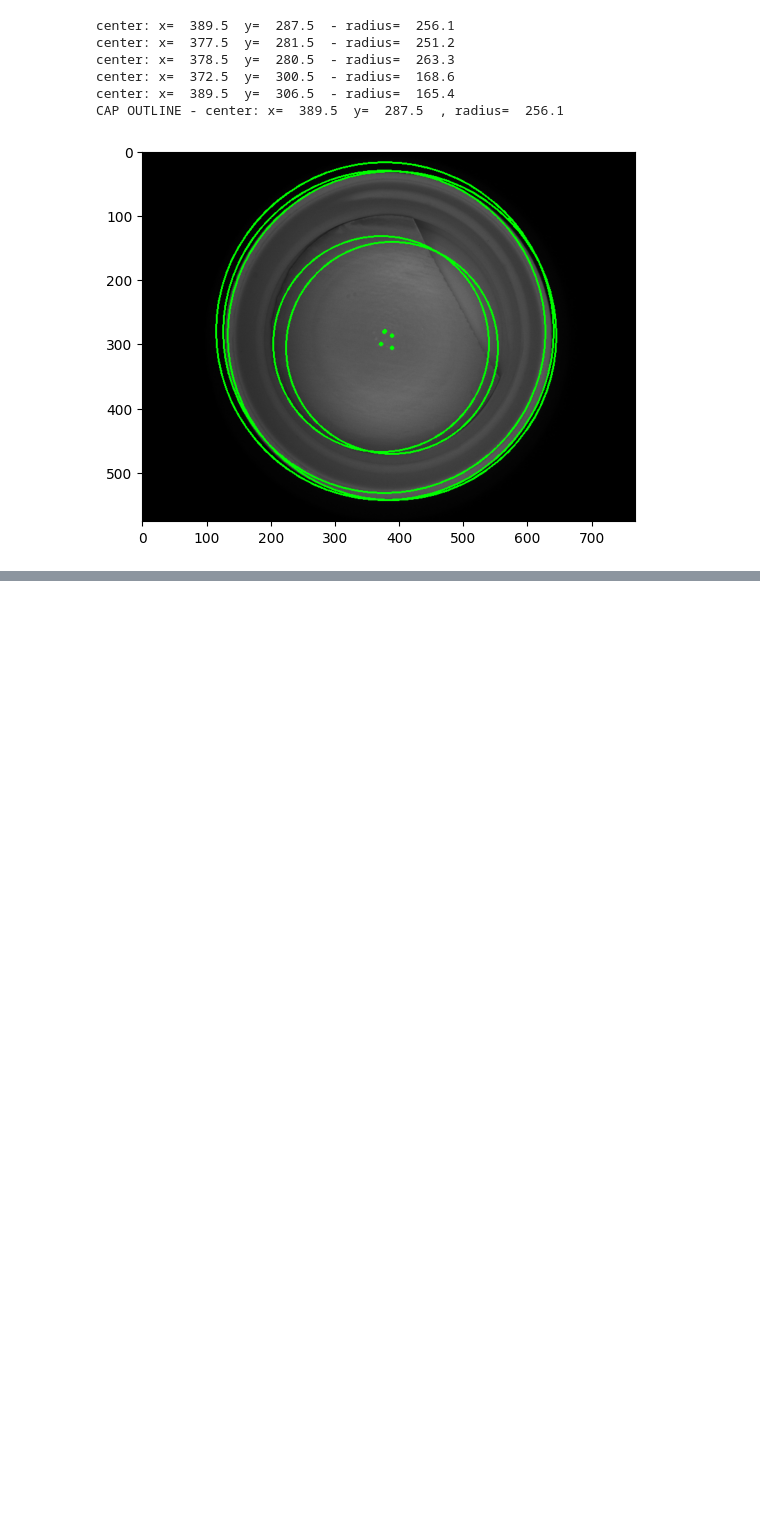
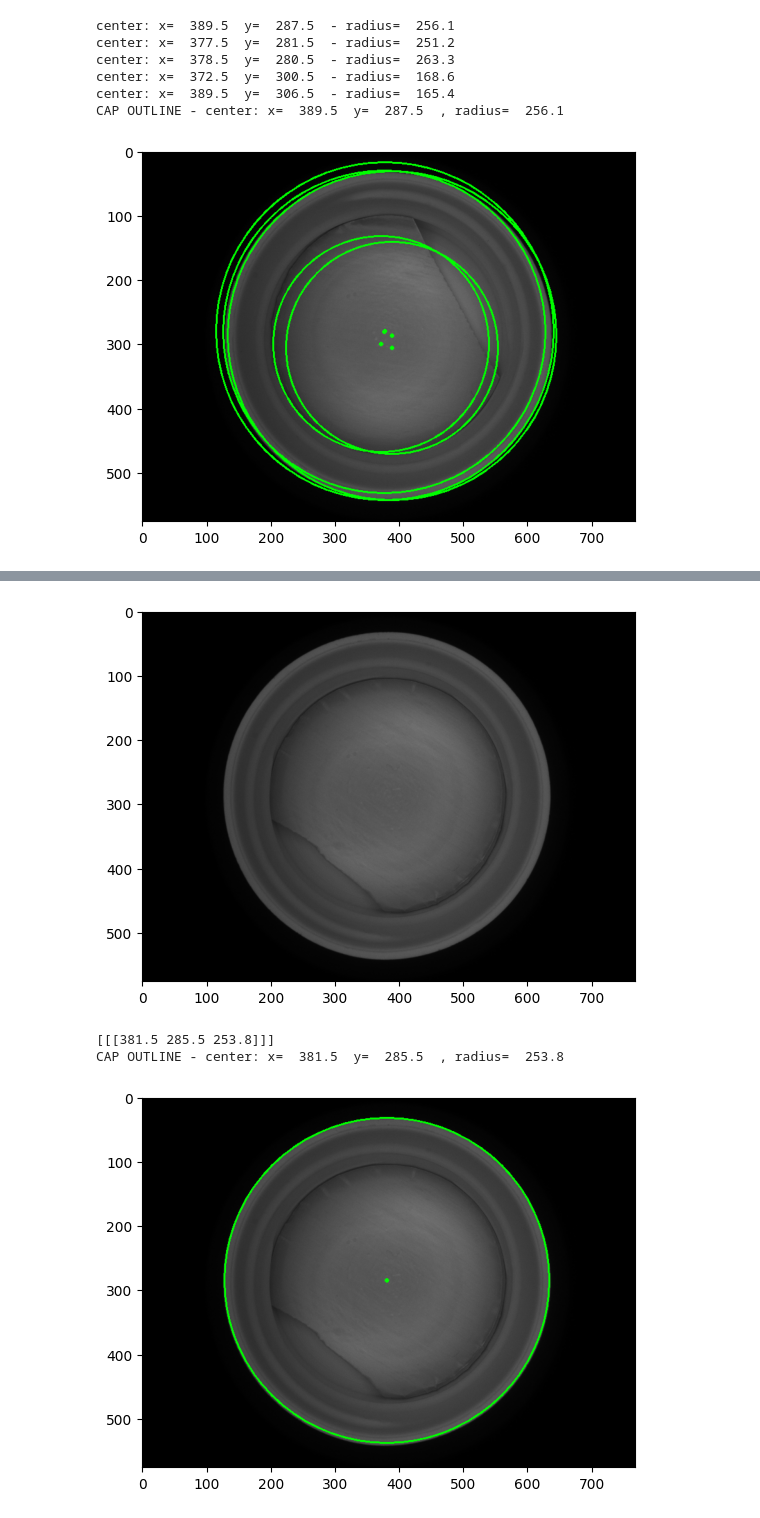
Before and after one commit to LucreziaPonti/PROJECT_cv, a Jupyter notebook: idee_strane_lu.ipynb, the cells around one changed output, grey strips where cells are left out. Drawn from its saved outputs; the diff is of its cells as text; code cells hidden in the pictures; blank space fills up the shorter version.

```diff
--- a/idee_strane_lu.ipynb
+++ b/idee_strane_lu.ipynb
@@ -572,0 +573,70 @@ cv2.destroyAllWindows()
+# %%
+import numpy as np
+import cv2
+from matplotlib import pyplot as plt
+import math
+
+#### LOAD and show IMAGE
+img_color = cv2.imread('cap-inspection-images/project_1_liner_inspection/d_19.bmp')
+#img_color = cv2.imread('cap-inspection-images/project_1_liner_inspection/g_03.bmp')
+img = cv2.cvtColor(img_color,cv2.COLOR_BGR2GRAY)
+plt.figure()
+plt.imshow(img,cmap='gray',vmin=0,vmax=255)
+plt.show()
+
+#### histogram
+hist, bins = np.histogram(img.flatten(), 256, [0,256])
+'''
+plt.figure(2,figsize=[8,4])
+plt.stem(hist)
+plt.show()
+'''
+######## TASK 1.1:  Outline the cap by generating a circle that fits the cap mouth #########
+#img_blur = cv2.GaussianBlur(img,(7,7),0)
+img_blur = cv2.bilateralFilter(img,7,50,75)
+circles = cv2.HoughCircles(img_blur,cv2.HOUGH_GRADIENT, 1, 45,param1=70,param2=70) # ok per trovare esterno dei tappi
+# param1: threshold della differenza del gradiente (+alto = colori + diversi) (per il canny "integrato") - + alta mi trova solo il cerchio esterno
+# param2 : perfezione del cerchio
+#print(circles, circles.shape)
+center = (circles[0][0][0],circles[0][0][1])
+radius = circles[0][0][2]
+'''for c in circles[0,:] :
+    cv2.circle(img_color,(int(c[0]),int(c[1])),int(c[2]),color=(0, 255, 0),thickness=2)
+    cv2.circle(img_color,(int(c[0]),int(c[1])),int(2),color=(0, 255, 0),thickness=2)
+    print("center: x= ", c[0]," y= ",c[1]," - radius= ",c[2])
+'''
+print(circles)
+
+cv2.circle(img_color,(int(center[0]),int(center[1])),int(radius),color=(0, 255, 0),thickness=2)
+cv2.circle(img_color,(int(center[0]),int(center[1])),int(2),color=(0, 255, 0),thickness=2)
+print("CAP OUTLINE - center: x= ", center[0]," y= ",center[1]," , radius= ",radius )
+plt.imshow(img_color)
+plt.show()
+
+
+#edges = cv2.Canny(img_blur,35,70,apertureSize = 3)
+##### MOLTO MEGLIO SOBEL
+img_roi_sobelx = cv2.Sobel(img_blur,cv2.CV_64F,1,0,ksize=3)
+img_roi_sobely = cv2.Sobel(img_blur,cv2.CV_64F,0,1,ksize=3)
+img_roi_gradient_magnitude = cv2.convertScaleAbs(cv2.magnitude(img_roi_sobelx, img_roi_sobely))
+plt.figure()
+plt.imshow(img_roi_gradient_magnitude,cmap='gray',vmin=0,vmax=255)
+plt.show()
+
+#keep only strong edges
+th , edges = cv2.threshold(img_roi_gradient_magnitude, 30, 255, cv2.THRESH_BINARY)
+
+
+plt.imshow(edges,cmap='gray',vmin=0,vmax=255)
+plt.show()
+circle_layer = np.zeros_like(edges)
+cv2.circle(circle_layer,(int(center[0]),int(center[1])),int(radius),color=(255, 255, 255),thickness=1)
+
+diff=circle_layer-edges
+plt.imshow(diff,cmap='gray',vmin=0,vmax=255)
+plt.show()
+# %% [output]
+[figure, added]
+[[[381.5 285.5 253.8]]]
+CAP OUTLINE - center: x=  381.5  y=  285.5  , radius=  253.8
+[figure, added]
```
Also changed, not shown: parts of 2 cells of this notebook, 1 other file.
